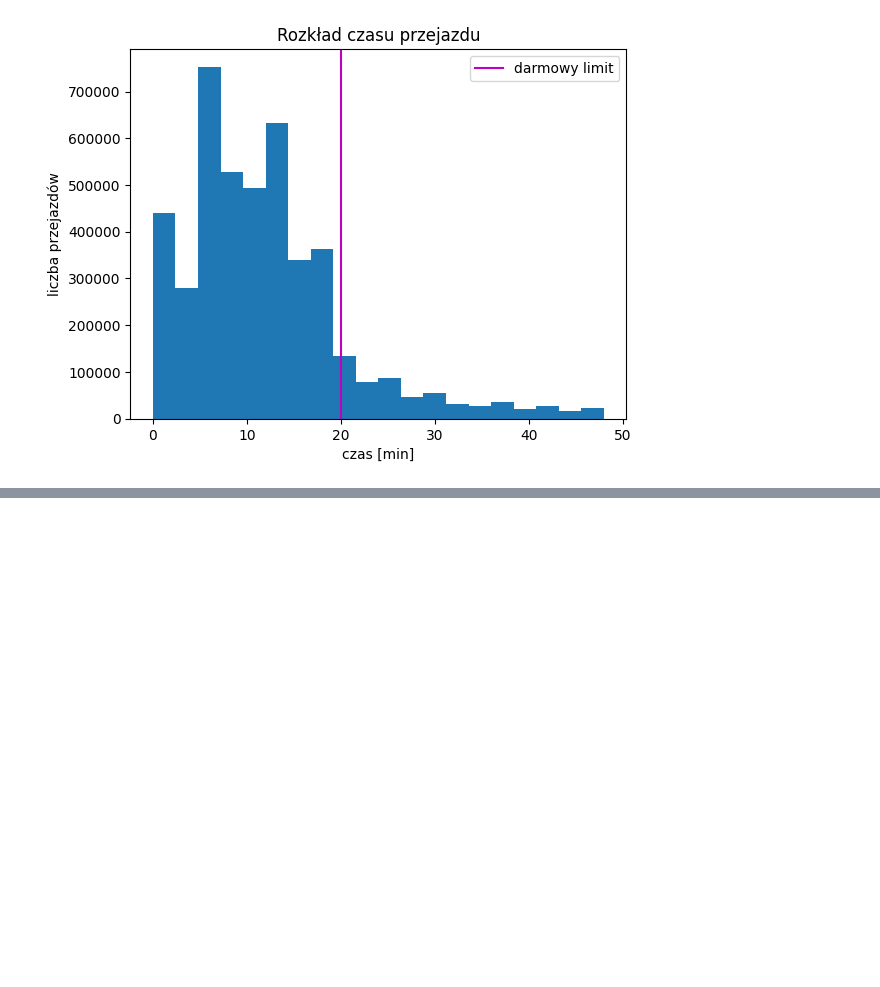
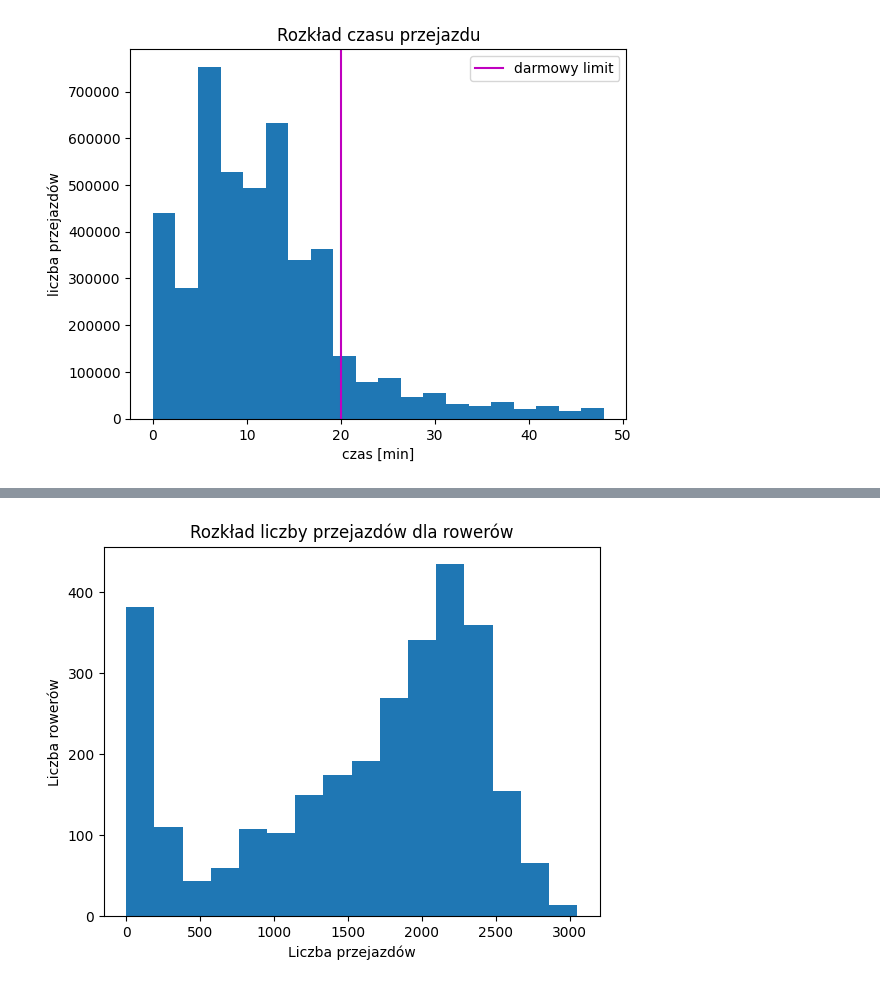
Before and after one commit to hbrt-rdzk/wroclaw-bicycles-network, a Jupyter notebook: notebooks/data_analysis.ipynb, the cells around one changed output, grey strips where cells are left out. Saved outputs shown, nothing was run; the diff lists cells and outputs as text; code cells hidden in the pictures; blank space fills up the shorter version.

```diff
--- a/notebooks/data_analysis.ipynb
+++ b/notebooks/data_analysis.ipynb
@@ -80,0 +101,10 @@ plt.show()
+# %%
+# rozkład liczby przejazdów przez rowery
+fig, ax = plt.subplots()
+ax.hist(bikes_durations_counts, bins=16)
+ax.set_title("Rozkład liczby przejazdów dla rowerów")
+ax.set_xlabel("Liczba przejazdów")
+ax.set_ylabel("Liczba rowerów")
+plt.show()
+# %% [output]
+[figure, added]
```
Also changed, not shown: parts of 16 cells of this notebook.
